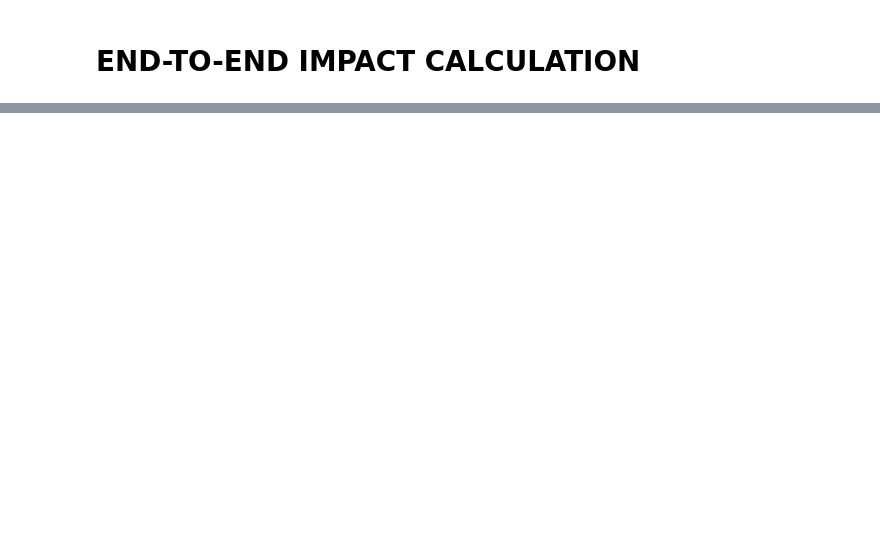
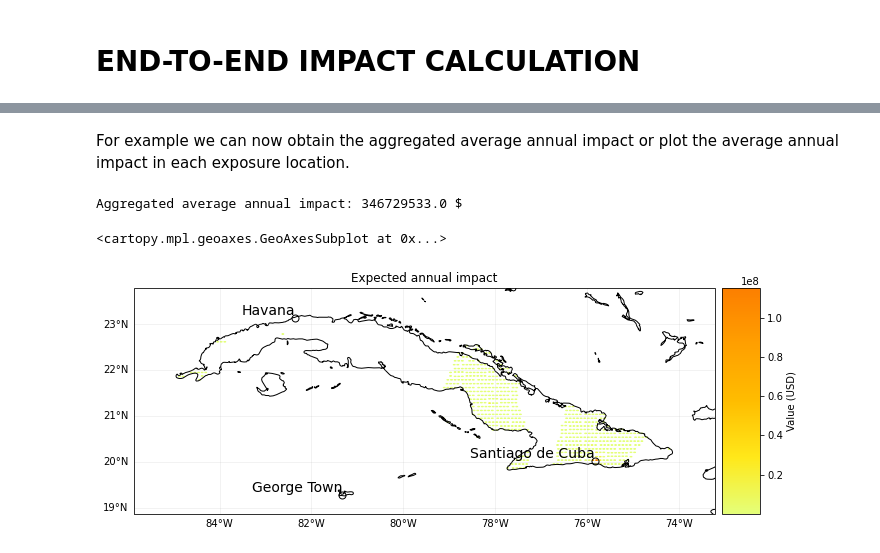
Before and after one commit to emanuel-schmid/climada_python_backup, a Jupyter notebook: doc/tutorial/climada_engine_Impact.ipynb, the cells around one changed output, grey strips where cells are left out. Cells and saved outputs as stored; diff of their text form; code cells hidden in the pictures; blank space fills up the shorter version.

```diff
--- a/doc/tutorial/climada_engine_Impact.ipynb
+++ b/doc/tutorial/climada_engine_Impact.ipynb
@@ -170,0 +285,5 @@ The expected annual impact per exposure can be visualized through different meth
+# %%
+# Compute impact
+from climada.engine import Impact
+imp = Impact()
+imp.calc(exp_lp, impf_set, tc, save_mat=False) #Do not save the results geographically resolved (only aggregate values)
@@ -170,0 +309,11 @@ The expected annual impact per exposure can be visualized through different meth
+# %% [markdown]
+For example we can now obtain the aggregated average annual impact or plot the average annual impact in each exposure location.
+# %%
+print(f"Aggregated average annual impact: {round(imp.aai_agg,0)} $")
+# %% [output]
+Aggregated average annual impact: 346729533.0 $
+# %%
+imp.plot_hexbin_eai_exposure(buffer=1)
+# %% [output]
+<cartopy.mpl.geoaxes.GeoAxesSubplot at 0x...>
+[figure, added]
```
Also changed, not shown: parts of 61 cells of this notebook, 4 other files.
